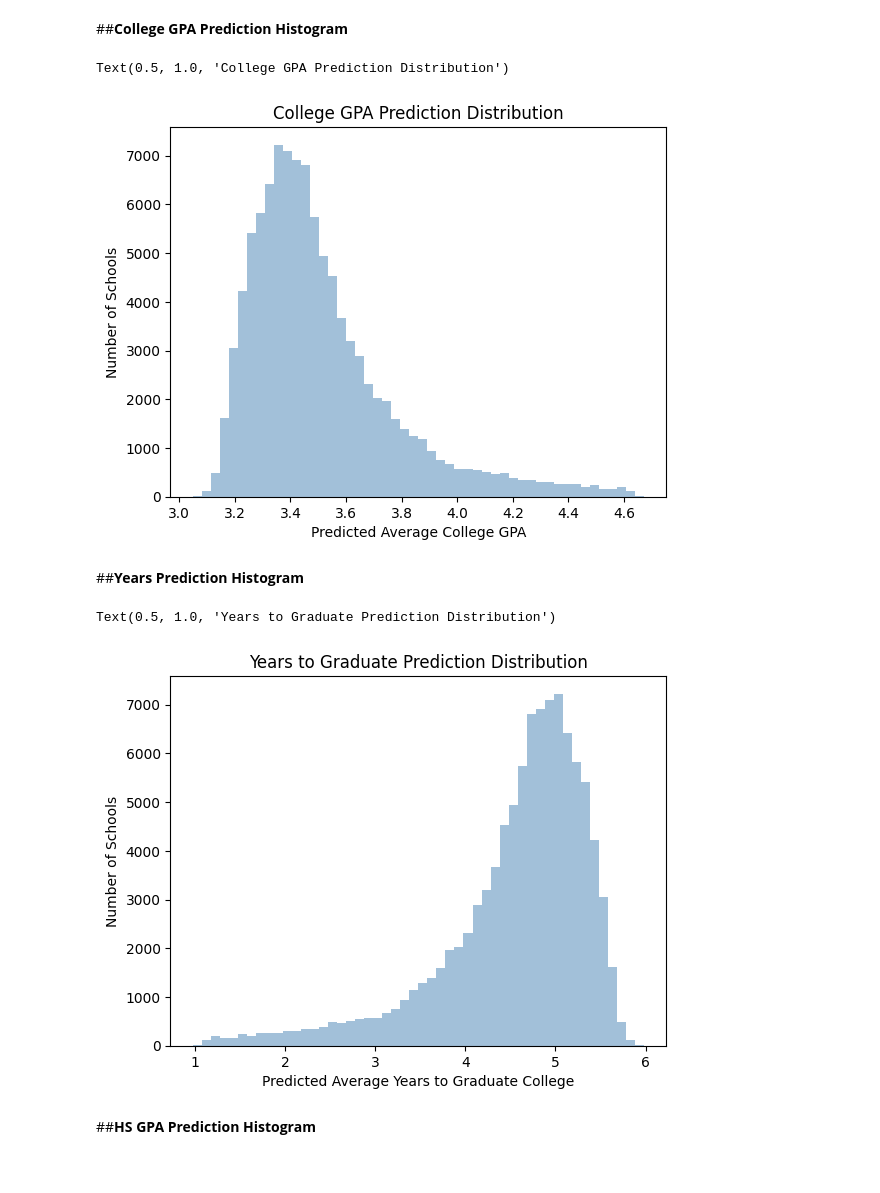
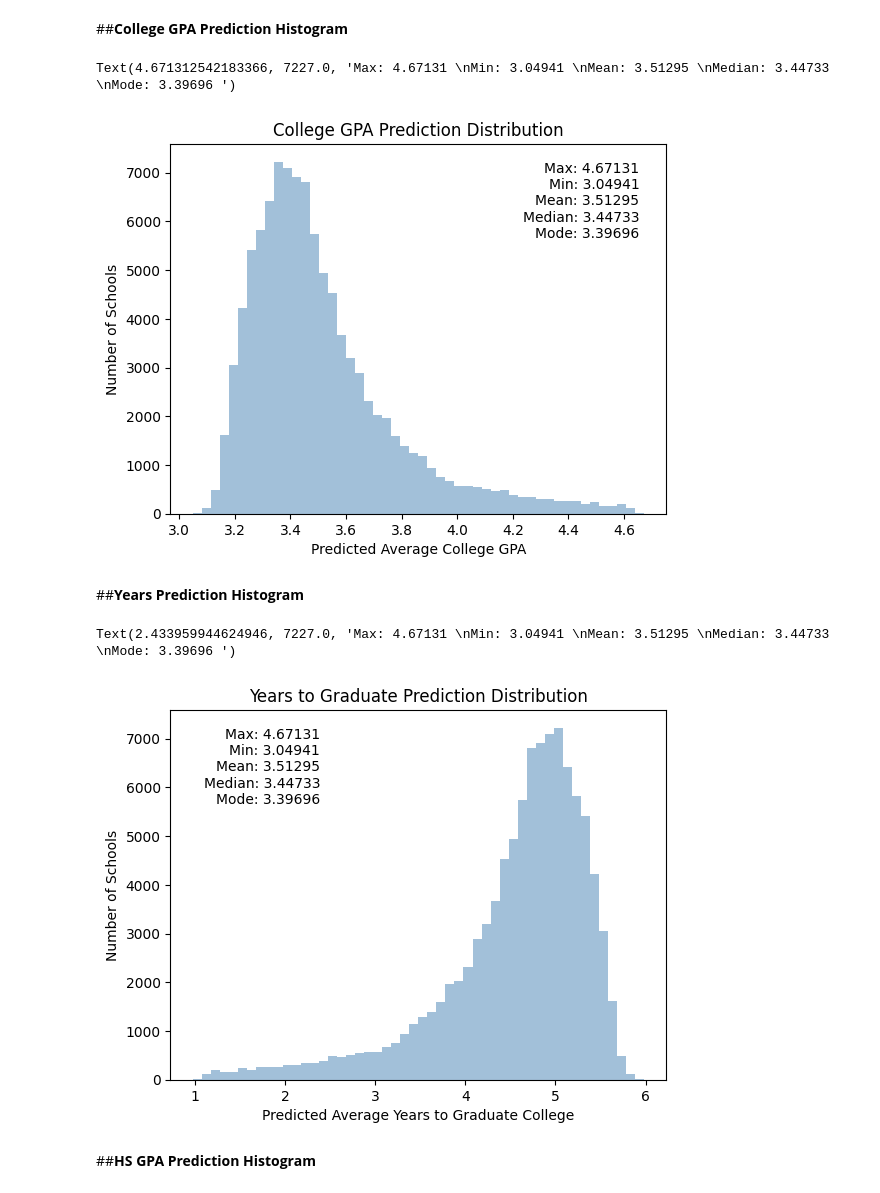
Before and after one commit to thompsonkate1/Python-Project, a Jupyter notebook: PythonFinalProject.ipynb, the cells around one changed output. Cells and saved outputs as stored; diff of their text form; code cells hidden in the pictures.

```diff
--- a/PythonFinalProject.ipynb
+++ b/PythonFinalProject.ipynb
@@ -361,12 +501,28 @@ Text(0.5, 1.0, 'ACT Score Prediction Distribution')
 # %%
 #This is the histogram for College GPA Prediction
 predictedcolGPAhist=plt.hist(IPR["College GPA Prediction"], bins=50, alpha=0.5, histtype='stepfilled', color='steelblue',edgecolor='none')
 plt.xlabel("Predicted Average College GPA")
 plt.ylabel("Number of Schools")
 plt.title("College GPA Prediction Distribution")
+
+#Calculating a bunch of statitical data to display on the figure
+colGPAmax="{:.5f}".format(float(max(IPR["College GPA Prediction"])))
+colGPAmin="{:.5f}".format(float(min(IPR["College GPA Prediction"])))
+import statistics
+colGPAmean="{:.5f}".format(float(statistics.mean(IPR["College GPA Prediction"])))
+colGPAmedian="{:.5f}".format(float(statistics.median(IPR["College GPA Prediction"])))
+colGPAmode="{:.5f}".format(float(statistics.mode(IPR["College GPA Prediction"])))
+colGPAstats='''Max: {}
+Min: {}
+Mean: {}
+Median: {}
+Mode: {} '''.format(colGPAmax, colGPAmin, colGPAmean, colGPAmedian, colGPAmode)
+x_coord = max(IPR["College GPA Prediction"])
+y_coord = np.max(predictedcolGPAhist[0])
+plt.text(x_coord, y_coord, colGPAstats, ha='right', va='top')
 # %% [output]
-Text(0.5, 1.0, 'College GPA Prediction Distribution')
+Text(4.671312542183366, 7227.0, 'Max: 4.67131 \nMin: 3.04941 \nMean: 3.51295 \nMedian: 3.44733 \nMode: 3.39696 ')
-[figure, old version]
+[figure, new version]
 # %% [markdown]
 ##__Years Prediction Histogram__
 # %%
@@ -375,9 +531,25 @@ predictedyearshist=plt.hist(IPR["Years Prediction"], bins=50, alpha=0.5, histtyp
 plt.xlabel("Predicted Average Years to Graduate College")
 plt.ylabel("Number of Schools")
 plt.title("Years to Graduate Prediction Distribution")
+
+#Calculating a bunch of statitical data to display on the figure
+yearsmax="{:.5f}".format(float(max(IPR["Years Prediction"])))
+yearsmin="{:.5f}".format(float(min(IPR["Years Prediction"])))
+import statistics
+yearsmean="{:.5f}".format(float(statistics.mean(IPR["Years Prediction"])))
+yearsmedian="{:.5f}".format(float(statistics.median(IPR["Years Prediction"])))
+yearsmode="{:.5f}".format(float(statistics.mode(IPR["Years Prediction"])))
+yearsstats='''Max: {}
+Min: {}
+Mean: {}
+Median: {}
+Mode: {} '''.format(yearsmax, yearsmin, yearsmean, yearsmedian, yearsmode)
+x_coord = 2.5*min(IPR["Years Prediction"]) #I'm trying to have the text not overlap with the bars
+y_coord = np.max(predictedyearshist[0])
+plt.text(x_coord, y_coord, colGPAstats, ha='right', va='top')
 # %% [output]
-Text(0.5, 1.0, 'Years to Graduate Prediction Distribution')
+Text(2.433959944624946, 7227.0, 'Max: 4.67131 \nMin: 3.04941 \nMean: 3.51295 \nMedian: 3.44733 \nMode: 3.39696 ')
-[figure, old version]
+[figure, new version]
 # %% [markdown]
 ##__HS GPA Prediction Histogram__
 # %%
```
Also changed, not shown: parts of 27 cells of this notebook.
